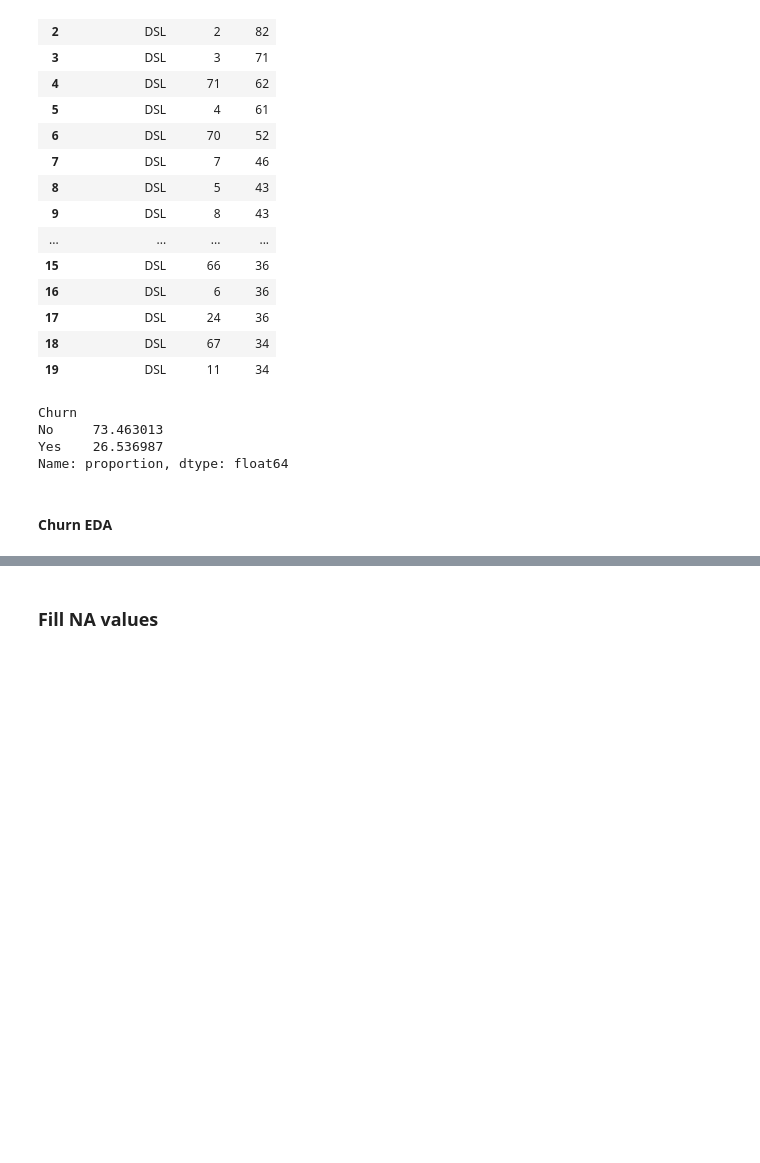
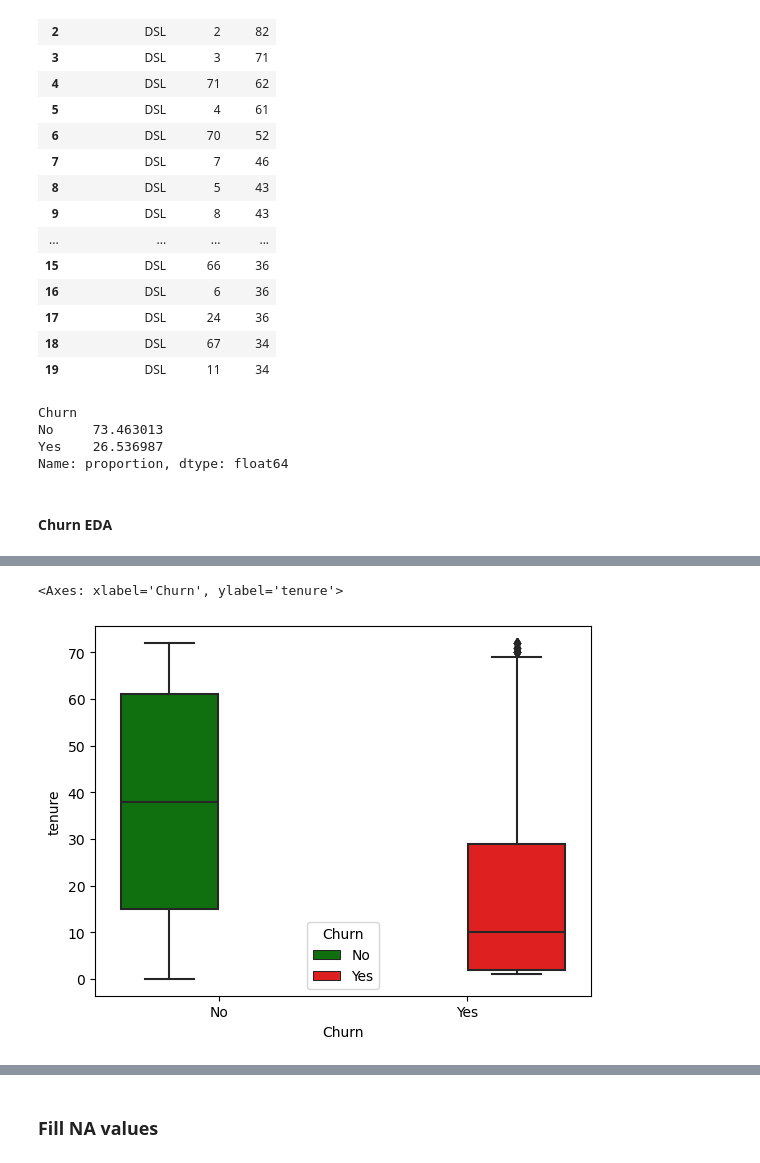
Before and after one commit to pratham122/Telco_customer_data, a Jupyter notebook: Telco_customer.ipynb, the cells around one changed output, grey strips where cells are left out. Drawn from its saved outputs; the diff is of its cells as text; code cells hidden in the pictures; blank space fills up the shorter version.

```diff
--- a/Telco_customer.ipynb
+++ b/Telco_customer.ipynb
@@ -226 +251,15 @@ ax4
 [figure]
+# %%
+ax6 = df[['tenure', 'Churn']]
+sns.boxplot(data=ax6,
+                x='Churn',
+                y='tenure',
+                hue='Churn',
+                palette=['green', 'red']
+                )
+
+# Higher tenures have high loyalty rate.
+# There are some outliers in tenure column for customers who have churned.
+# %% [output]
+<Axes: xlabel='Churn', ylabel='tenure'>
+[figure, added]
```
Also changed, not shown: parts of 11 cells of this notebook, 1 other file.
